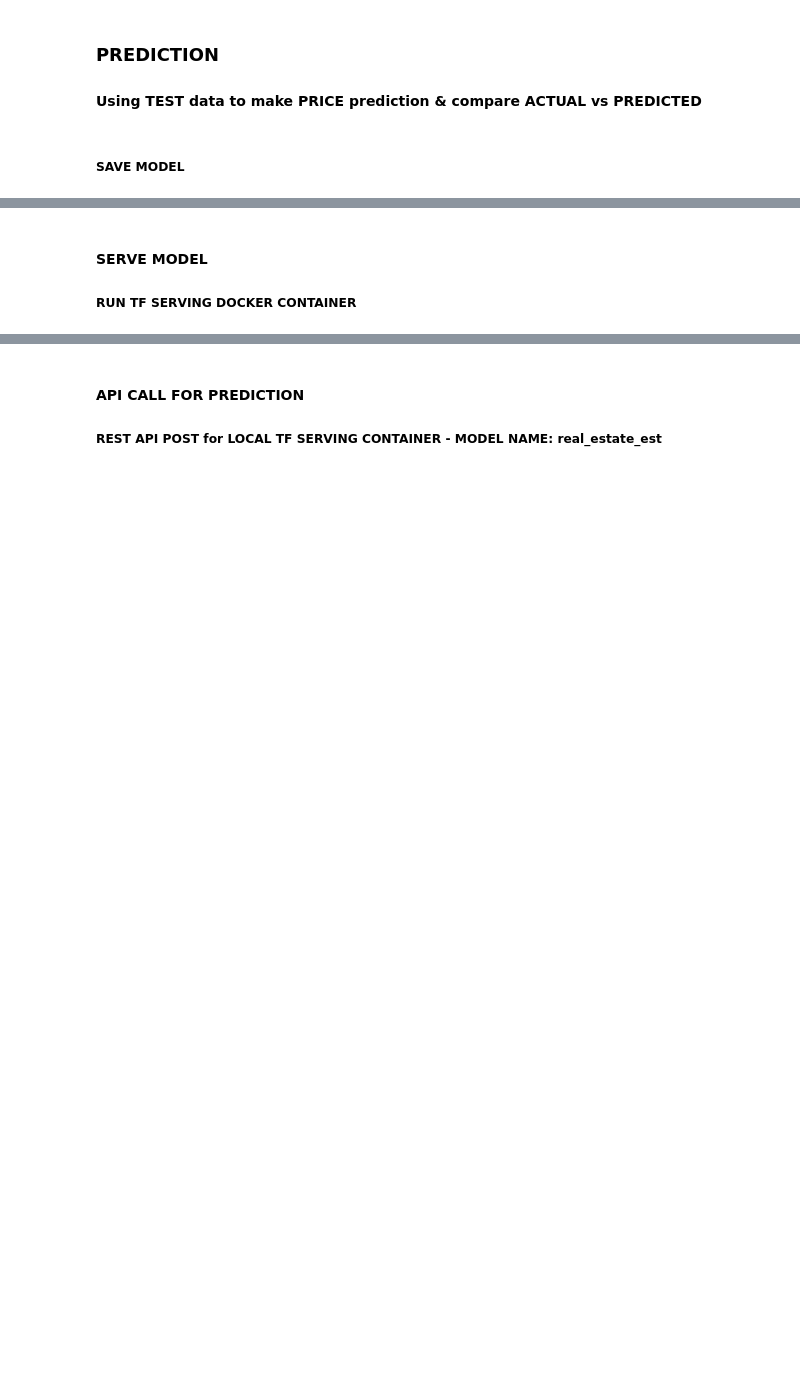
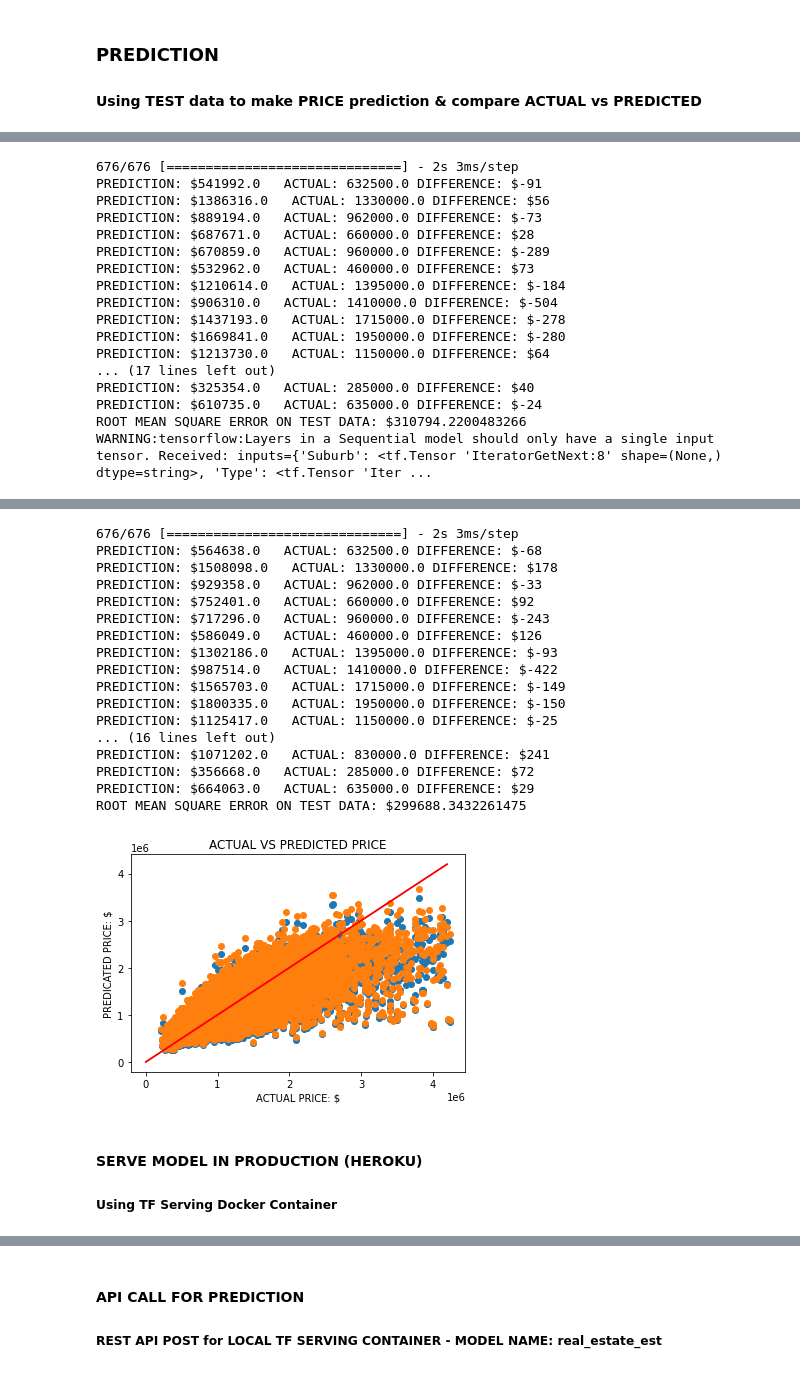
Before and after one commit to think-circle/MLrealestate, a Jupyter notebook: Real Estate Estimator.ipynb, the cells around one changed output, grey strips where cells are left out. Drawn from its saved outputs; the diff is of its cells as text; code cells hidden in the pictures; blank space fills up the shorter version.

```diff
--- a/Real Estate Estimator.ipynb
+++ b/Real Estate Estimator.ipynb
@@ -255,6 +292,6 @@ Observe that suburbs closer to the city centre generally are more expensive
 # %%
 plt.scatter(x = df['Longitude'], y = df['Latitude'],c =df['Price'],alpha=0.8,s=df['Price'],cmap='nipy_spectral' )
 # %%
-df = df.drop(['Price','Date'], axis = 1)
-num_feat = ['Bedrooms','Bathrooms','Cars','Area','Latitude','Longitude','Distance','Year']
+# df = df.drop(['Price','Date','Area'], axis = 1)
+num_feat = ['Bedrooms','Bathrooms','Cars','LogArea','Latitude','Longitude','Distance','Year']
 df.info()
@@ -308,7 +375,7 @@ feature_columns.append(Suburb_ohe)
 # %%
 def df_to_dataset(dataframe, shuffle=True, batch_size=32):
   dataframe = dataframe.copy()
-  labels = dataframe.pop('LogPrice')
+  labels = dataframe.pop('BoxPrice')
   ds = tf.data.Dataset.from_tensor_slices((dict(dataframe), labels))
   if shuffle:
     ds = ds.shuffle(buffer_size=len(dataframe))
@@ -333,8 +396,8 @@ feature_layer = tf.keras.layers.DenseFeatures(feature_columns)
 model = tf.keras.Sequential([
   feature_layer,
   layers.Dense(256, activation='relu'),
-  layers.Dense(128, activation='relu'),
   layers.Dense(64, activation='relu'),
+  # layers.Dense(64, activation='relu'),
   layers.Dense(1, activation='linear',  name='Price')
 ])
 
@@ -344,4 +407,4 @@ model.compile(optimizer='adam',
               metrics=['mse'])
 
 # Model Fit
-history = model.fit(train_ds, validation_data = val_ds, epochs=60)
+history = model.fit(train_ds, validation_data = val_ds, epochs=20)
@@ -353,0 +437,7 @@ print("Root MEAN SQUARE ERROR $",np.sqrt(10**mse))
+# %%
+directory_contents = os.listdir('./saved_models')
+models = sorted([int(i) for i in directory_contents])
+print(models)
+new_vers = models[-1] +1
+model.save(f"saved_models/{new_vers}")
+models.append(new_vers)
@@ -408,2 +520,0 @@ print("ROOT MEAN SQUARE ERROR ON TEST DATA: $",np.sqrt(mean_squared_error(test["
-# %% [markdown]
-<h5> SAVE MODEL </h5>
@@ -414,9 +521,16 @@ model.save(f"saved_models/{vers}")
 # %%
-model8 = tf.keras.models.load_model('saved_models/8')
-model9 = tf.keras.models.load_model('saved_models/9')
-model10 = tf.keras.models.load_model('saved_models/10')
-model11 = tf.keras.models.load_model('saved_models/11')
+
+for mod_vers in range(models[-2],models[-1]+1):
+    model = tf.keras.models.load_model(f"saved_models/{mod_vers}")
+    measure_performance(model,mod_vers)
+
+
+# model8 = tf.keras.models.load_model('saved_models/9')
+# model9 = tf.keras.models.load_model('saved_models/9')
+# model10 = tf.keras.models.load_model('saved_models/10')
+# model11 = tf.keras.models.load_model('saved_models/11')
 
 
 # Check its architecture
 # model1.summary()
+# %% [output]
@@ -422,0 +539,17 @@ model11 = tf.keras.models.load_model('saved_models/11')
+676/676 [==============================] - 2s 3ms/step
+PREDICTION: $541992.0   ACTUAL: 632500.0 DIFFERENCE: $-91
+PREDICTION: $1386316.0   ACTUAL: 1330000.0 DIFFERENCE: $56
+PREDICTION: $889194.0   ACTUAL: 962000.0 DIFFERENCE: $-73
+PREDICTION: $687671.0   ACTUAL: 660000.0 DIFFERENCE: $28
+PREDICTION: $670859.0   ACTUAL: 960000.0 DIFFERENCE: $-289
+PREDICTION: $532962.0   ACTUAL: 460000.0 DIFFERENCE: $73
+PREDICTION: $1210614.0   ACTUAL: 1395000.0 DIFFERENCE: $-184
+PREDICTION: $906310.0   ACTUAL: 1410000.0 DIFFERENCE: $-504
+PREDICTION: $1437193.0   ACTUAL: 1715000.0 DIFFERENCE: $-278
+PREDICTION: $1669841.0   ACTUAL: 1950000.0 DIFFERENCE: $-280
+PREDICTION: $1213730.0   ACTUAL: 1150000.0 DIFFERENCE: $64
+... (17 lines left out)
+PREDICTION: $325354.0   ACTUAL: 285000.0 DIFFERENCE: $40
+PREDICTION: $610735.0   ACTUAL: 635000.0 DIFFERENCE: $-24
+ROOT MEAN SQUARE ERROR ON TEST DATA: $310794.2200483266
+WARNING:tensorflow:Layers in a Sequential model should only have a single input tensor. Received: inputs={'Suburb': <tf.Tensor 'IteratorGetNext:8' shape=(None,) dtype=string>, 'Type': <tf.Tensor 'Iter ...
@@ -423,3 +557,21 @@ model11 = tf.keras.models.load_model('saved_models/11')
+676/676 [==============================] - 2s 3ms/step
+PREDICTION: $564638.0   ACTUAL: 632500.0 DIFFERENCE: $-68
+PREDICTION: $1508098.0   ACTUAL: 1330000.0 DIFFERENCE: $178
+PREDICTION: $929358.0   ACTUAL: 962000.0 DIFFERENCE: $-33
+PREDICTION: $752401.0   ACTUAL: 660000.0 DIFFERENCE: $92
+PREDICTION: $717296.0   ACTUAL: 960000.0 DIFFERENCE: $-243
+PREDICTION: $586049.0   ACTUAL: 460000.0 DIFFERENCE: $126
+PREDICTION: $1302186.0   ACTUAL: 1395000.0 DIFFERENCE: $-93
+PREDICTION: $987514.0   ACTUAL: 1410000.0 DIFFERENCE: $-422
+PREDICTION: $1565703.0   ACTUAL: 1715000.0 DIFFERENCE: $-149
+PREDICTION: $1800335.0   ACTUAL: 1950000.0 DIFFERENCE: $-150
+PREDICTION: $1125417.0   ACTUAL: 1150000.0 DIFFERENCE: $-25
+... (16 lines left out)
+PREDICTION: $1071202.0   ACTUAL: 830000.0 DIFFERENCE: $241
+PREDICTION: $356668.0   ACTUAL: 285000.0 DIFFERENCE: $72
+PREDICTION: $664063.0   ACTUAL: 635000.0 DIFFERENCE: $29
+ROOT MEAN SQUARE ERROR ON TEST DATA: $299688.3432261475
+[figure, added]
 # %% [markdown]
-<h4> SERVE MODEL</h4>
-<h5> RUN TF SERVING DOCKER CONTAINER </h5>
+<h4> SERVE MODEL IN PRODUCTION (HEROKU)</h4>
+<h5> Using TF Serving Docker Container </h5>
```
Also changed, not shown: parts of 45 cells of this notebook, 24 other files.
